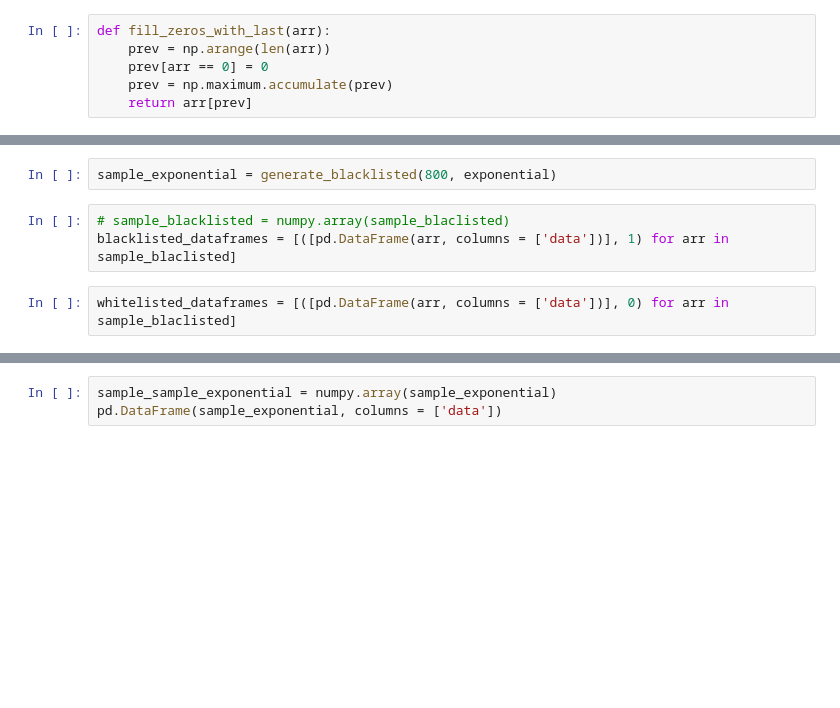
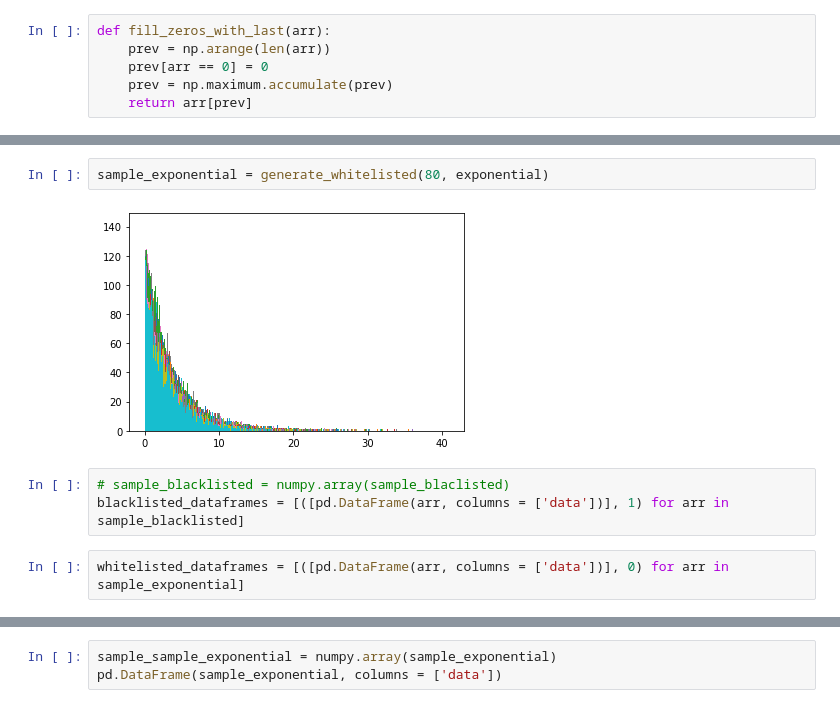
Before and after one commit to olmosjorge28/SMU_MSDS_CAPSTONE_2022, a Jupyter notebook: dummy_data_model.ipynb, the cells around one changed output, grey strips where cells are left out. Cells and saved outputs as stored; diff of their text form; blank space fills up the shorter version.

```diff
--- a/dummy_data_model.ipynb
+++ b/dummy_data_model.ipynb
@@ -423,8 +431,10 @@ sample_blaclisted = generate_blacklisted(200, normal)
 # %%
-sample_exponential = generate_blacklisted(800, exponential)
+sample_exponential = generate_whitelisted(80, exponential)
+# %% [output]
+[figure, added]
 # %%
 # sample_blacklisted = numpy.array(sample_blaclisted)
-blacklisted_dataframes = [([pd.DataFrame(arr, columns = ['data'])], 1) for arr in sample_blaclisted]
+blacklisted_dataframes = [([pd.DataFrame(arr, columns = ['data'])], 1) for arr in sample_blacklisted]
 # %%
-whitelisted_dataframes = [([pd.DataFrame(arr, columns = ['data'])], 0) for arr in sample_blaclisted]
+whitelisted_dataframes = [([pd.DataFrame(arr, columns = ['data'])], 0) for arr in sample_exponential]
 # %%
```
Also changed, not shown: parts of 13 cells of this notebook, 1 other file.
